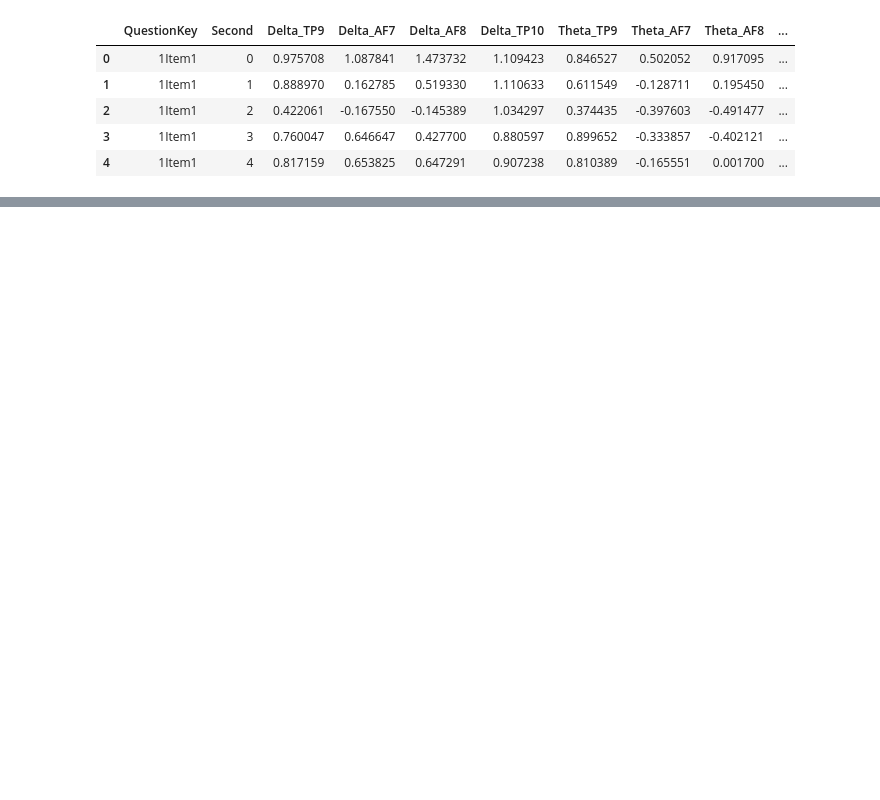
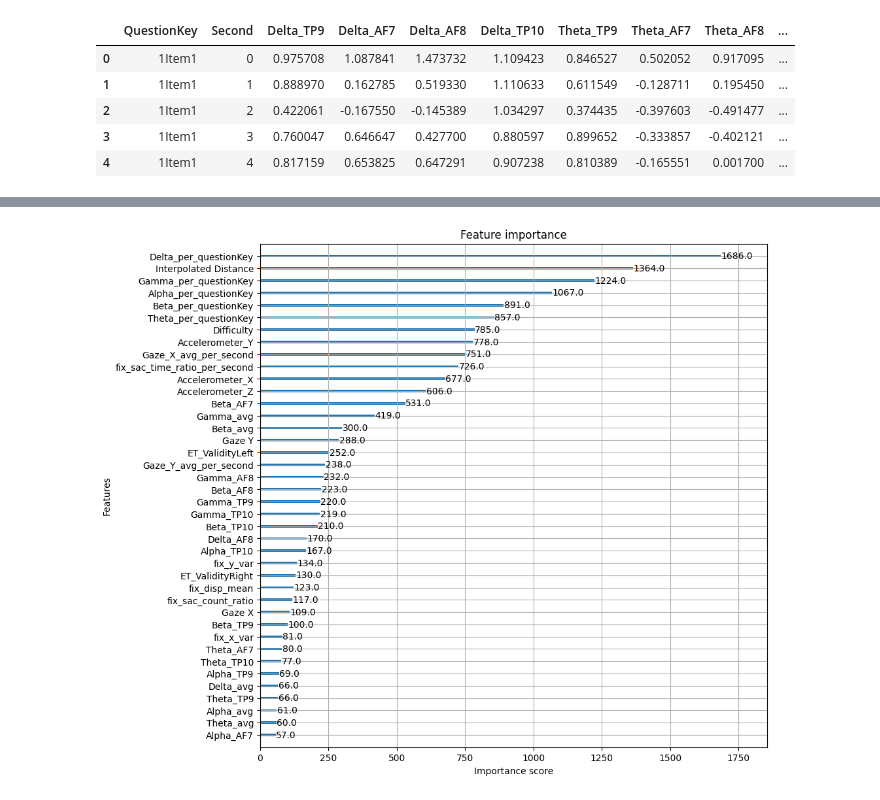
Before and after one commit to Ryuk0777/IIT_Bombay_Internship_T1_G51_Walhalla, a Jupyter notebook: notebooks/Model_Building/Model_type_2.ipynb, the cells around one changed output, grey strips where cells are left out. Saved outputs shown, nothing was run; the diff lists cells and outputs as text; code cells hidden in the pictures; blank space fills up the shorter version.

```diff
--- a/notebooks/Model_Building/Model_type_2.ipynb
+++ b/notebooks/Model_Building/Model_type_2.ipynb
@@ -1514,0 +1115,20 @@ new_df.head()
+# %%
+new_df['fix_sac_time_ratio_per_second'] = new_df.groupby(["Second"])['fix_sac_time_ratio'].transform('mean')
+# %%
+top_features = [
+    "Gaze Y", "fix_y_var", "Interpolated Distance", "Alpha_TP9", "Accelerometer_Y",
+    "Gaze X", "Accelerometer_X", "Accelerometer_Z", "fix_x_var", "Gyro_Z",
+    "Beta_AF7", "Gamma_AF8","Gamma_TP10", "Theta_TP9", "Beta_AF8",
+    "Beta_TP10", "Beta_TP9", "Gamma_TP9", "fix_sac_count_ratio", "ET_ValidityLeft",
+    "Delta_AF8", "Alpha_TP10", "ET_ValidityRight", "Gyro_Y", "fix_disp_mean",
+    "Delta_TP10", "Theta_TP10", "Theta_AF7","Alpha_AF7", "Delta_TP9",
+    "Delta_avg", "Theta_avg", "Alpha_avg", "Beta_avg", "Gamma_avg",
+    "Delta_per_questionKey", "Theta_per_questionKey", "Alpha_per_questionKey", "Beta_per_questionKey", "Gamma_per_questionKey",
+    "Gaze_X_avg_per_second", "Gaze_Y_avg_per_second",
+    "fix_sac_time_ratio_per_second",
+    "Difficulty"
+]
+# %%
+X = new_df[top_features]
+y = new_df["ResponseTime"]
+groups = new_df["Student"]
@@ -1514,0 +1161,2 @@ new_df.head()
+# %%
+best_xgb.fit(X, y)
@@ -1514,0 +1179,6 @@ new_df.head()
+# %%
+fig, ax = plt.subplots(figsize=(10, 10))
+xgb.plot_importance(best_xgb, max_num_features=40, ax=ax)
+plt.show()
+# %% [output]
+[figure, added]
```
Also changed, not shown: parts of 66 cells of this notebook, 2 other files.
